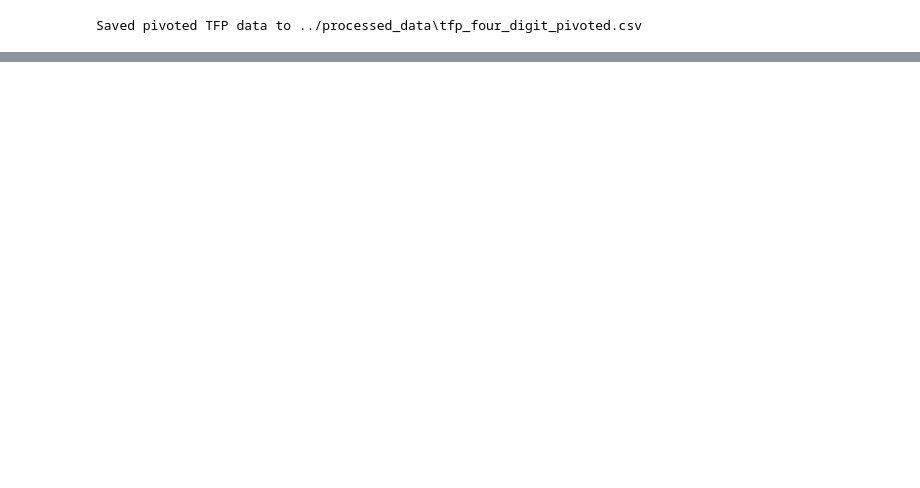
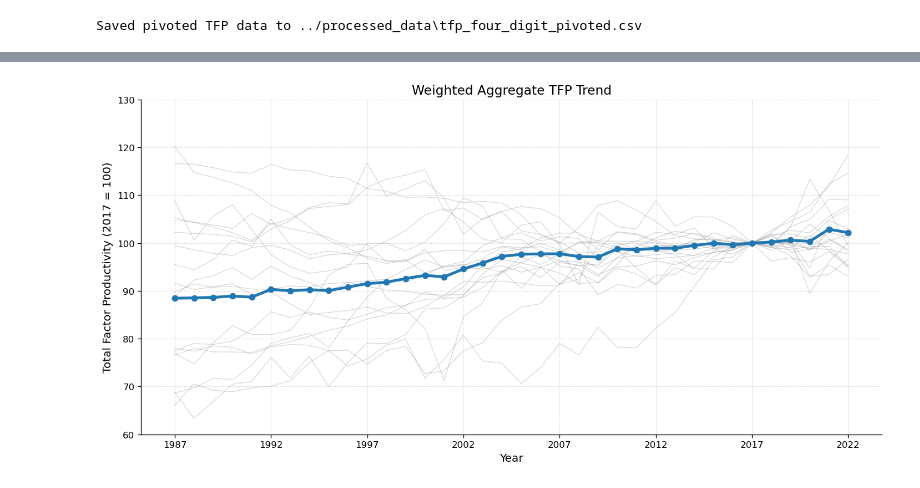
Before and after one commit to daniel-seymour/EC334-Summative, a Jupyter notebook: final_for_submission/final.ipynb, the cells around one changed output, grey strips where cells are left out. Cells and saved outputs as stored; diff of their text form; code cells hidden in the pictures; blank space fills up the shorter version.

```diff
--- a/final_for_submission/final.ipynb
+++ b/final_for_submission/final.ipynb
@@ -154,0 +1406,8 @@ Saved pivoted TFP data to ../processed_data\tfp_four_digit_pivoted.csv
+# %%
+aggregate_tfp = (
+    df_plot.dropna(subset=['tfp_index_2017', 'weight'])
+    .groupby('year')
+    .apply(lambda x: np.average(x['tfp_index_2017'], weights=x['weight']))
+    .reset_index()
+    .rename(columns={0: 'weighted_tfp'})
+)
@@ -154,0 +1423,47 @@ Saved pivoted TFP data to ../processed_data\tfp_four_digit_pivoted.csv
+# %%
+fig, ax = plt.subplots(figsize=(12, 6), dpi=120)
+ax.set_facecolor('white')
+ax.spines['top'].set_visible(False)
+ax.spines['right'].set_visible(False)
+ax.grid(which='major', linestyle=':', linewidth=0.7, alpha=0.7)
+ax.set_axisbelow(True)
+
+naics_codes = df_plot['NAICS'].unique()
+for code in naics_codes:
+    sub = df_plot[df_plot['NAICS'] == code]
+    ax.plot(
+        sub['year'],
+        sub['tfp_index_2017'],
+        color='grey',
+        linewidth=0.8,
+        alpha=0.3,
+        marker='',
+    )
+
+ax.plot(
+    aggregate_tfp['year'],
+    aggregate_tfp['weighted_tfp'],
+    label='Weighted Aggregate TFP',
+    color='#1f77b4',
+    linewidth=3.0,
+    alpha=1.0,
+    marker='o',
+    markersize=6,
+    zorder=10
+)
+
+ax.set_xticks(range(df_plot['year'].min(), df_plot['year'].max()+1, 5))
+
+y_min = np.floor(min(df_plot['tfp_index_2017'].min(), aggregate_tfp['weighted_tfp'].min()) / 10) * 10
+y_max = np.ceil(max(df_plot['tfp_index_2017'].max(), aggregate_tfp['weighted_tfp'].max()) / 10) * 10
+ax.set_yticks(range(int(y_min), int(y_max)+1, 10))
+
+ax.set_xlabel('Year', fontsize=12)
+ax.set_ylabel('Total Factor Productivity (2017 = 100)', fontsize=12)
+
+os.makedirs('../figures', exist_ok=True)
+plt.tight_layout()
+plt.savefig('../figures/weighted_tfp_trends.png', dpi=300, bbox_inches='tight')
+plt.show()
+# %% [output]
+[figure, added]
```
Also changed, not shown: parts of 166 cells of this notebook, 31 other files.
